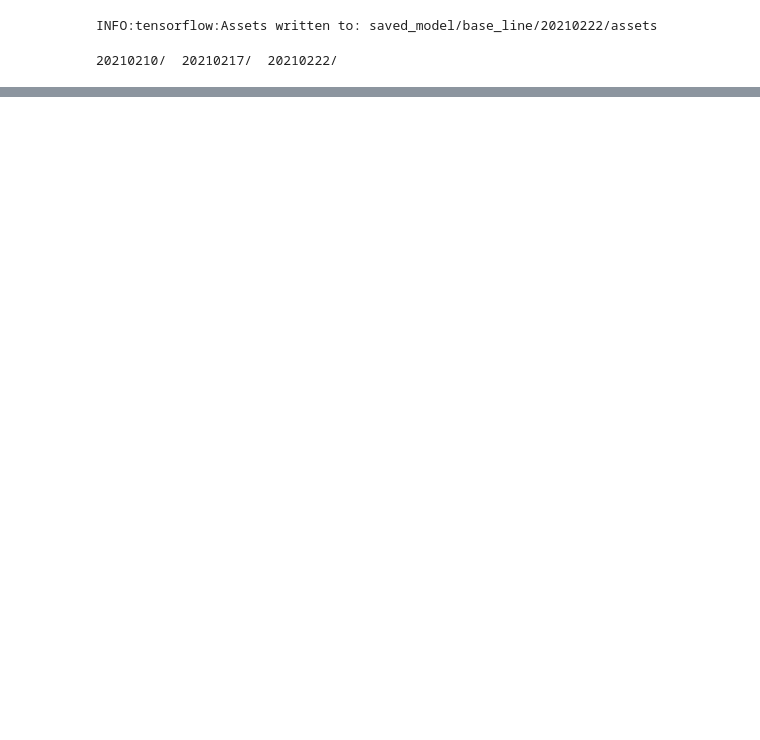
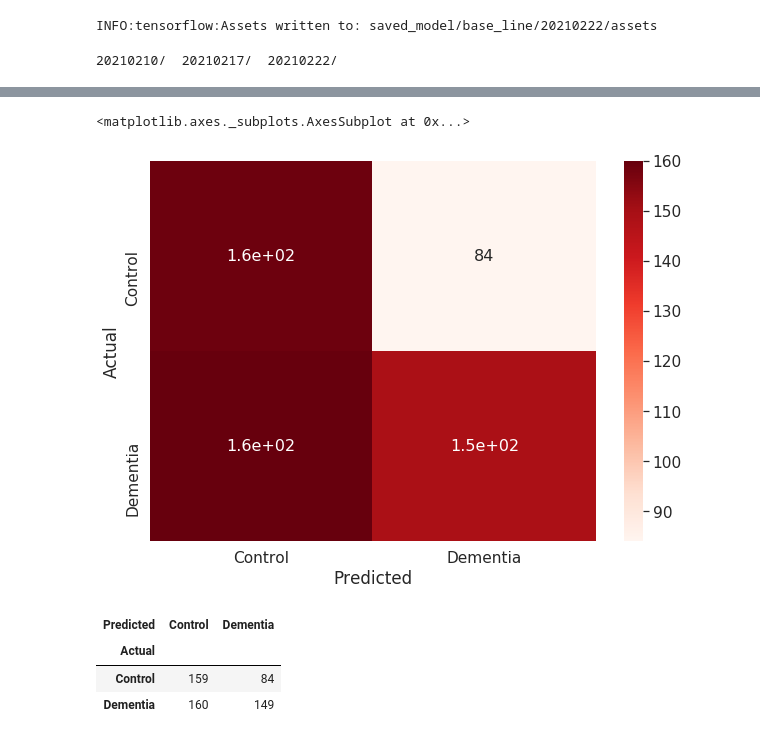
Before and after one commit to W210-SP21-Capstone-Dementia/model, a Jupyter notebook: 4-RollingWindow+LSTM.ipynb, the cells around one changed output, grey strips where cells are left out. Cells and saved outputs as stored; diff of their text form; code cells hidden in the pictures; blank space fills up the shorter version.

Commit message:
added eval on pitt corpus

```diff
--- a/4-RollingWindow+LSTM.ipynb
+++ b/4-RollingWindow+LSTM.ipynb
@@ -338,0 +373,4 @@ ls saved_model/base_line
+# %%
+data_path_pitt = '/tf/data/dementia/English/Pitt/'
+files_pitt = tf.io.gfile.glob(data_path_pitt + 'Control/cookie/*.mp3') + \
+             tf.io.gfile.glob(data_path_pitt + 'Dementia/cookie/*.mp3')
@@ -338,0 +412,21 @@ ls saved_model/base_line
+# %%
+meta_pitt = pd.DataFrame(columns= ['file', 'ID', 'Group', 'MMSE', 'predict', 'predict_group', 'predicts'])
+for file in tqdm(files_pitt):
+    print(file)
+    ID = file.split('/')[-1].split('.')[0]
+    Group = file.split('/')[6]
+    cha = pd.read_fwf(data_path_pitt + 'Pitt/' + Group + '/cookie/' + ID + '.cha')
+    cha_id = [x for x in cha['@UTF8'] if str.startswith(x, '@ID:')][0]
+
+    if (cha_id.split('|')[-3] == ''):
+        MMSE = np.NaN
+    else:
+        MMSE = int(cha_id.split('|')[-3])
+
+    predict, predicts = model_inference(file)
+    if (predict < 24):
+        predict_group = 'Dementia'
+    else:
+        predict_group = 'Control'
+    meta_pitt = meta_pitt.append(pd.DataFrame([[file, ID, Group, MMSE, predict, predict_group, predicts]],
+                                  columns = list(meta_pitt.columns)))
@@ -338,0 +486,20 @@ ls saved_model/base_line
+# %%
+y_true = meta_pitt.Group
+y_pred = meta_pitt.predict_group
+data = confusion_matrix(y_true, y_pred)
+df_cm = pd.DataFrame(data, columns=np.unique(y_true), index = np.unique(y_true))
+df_cm.index.name = 'Actual'
+df_cm.columns.name = 'Predicted'
+plt.figure(figsize = (10,7))
+sn.set(font_scale=1.4)#for label size
+sn.heatmap(df_cm, cmap="Reds", annot=True, annot_kws={"size": 16})# font size
+# %% [output]
+<matplotlib.axes._subplots.AxesSubplot at 0x...>
+[figure, added]
+# %%
+df_cm
+# %% [output]
+| Predicted | Control | Dementia |
+| Actual |  |  |
+| Control | 159 | 84 |
+| Dementia | 160 | 149 |
```
Also changed, not shown: parts of 17 cells of this notebook.
